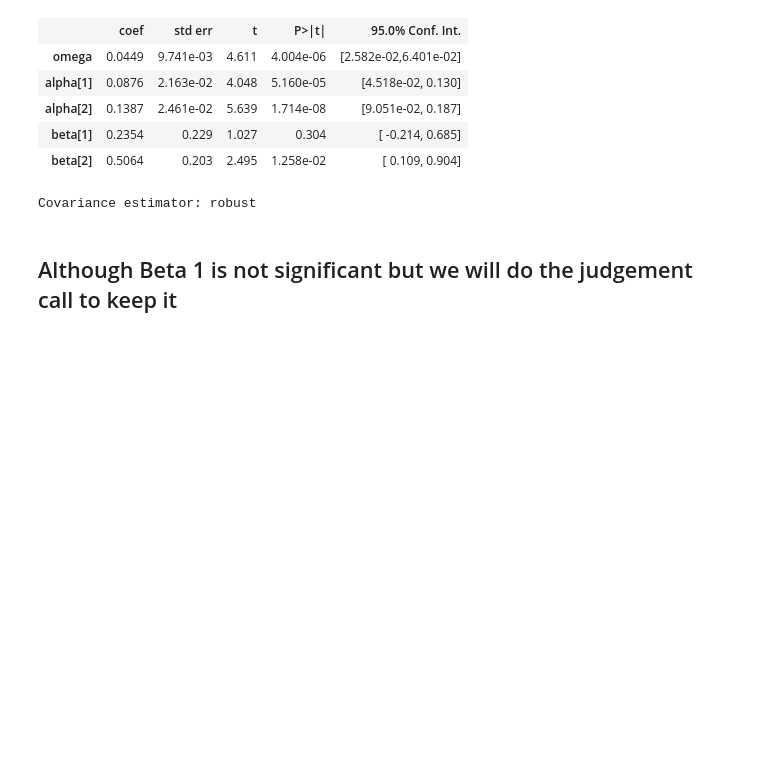
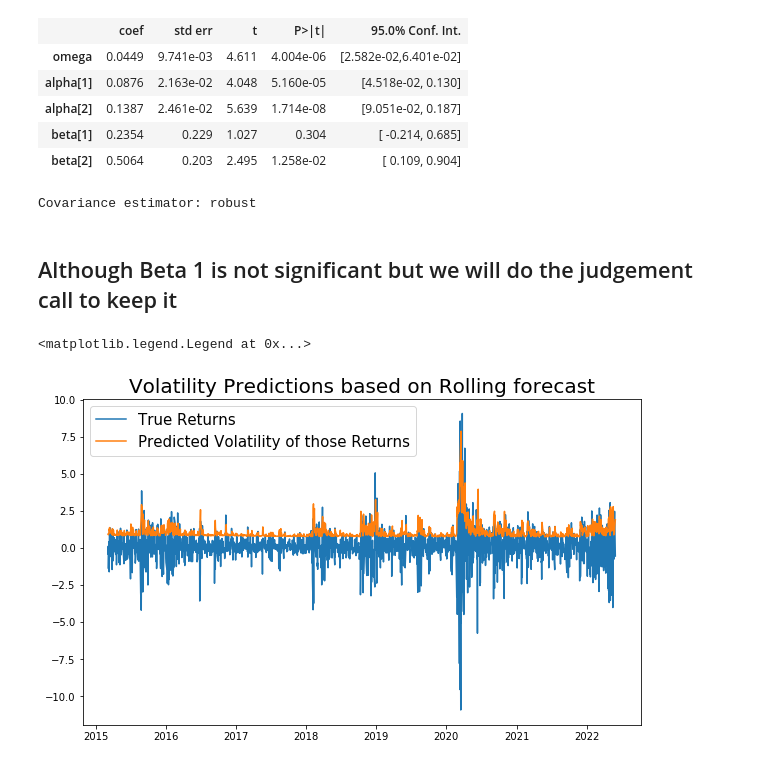
Before and after one commit to Karanpalshekhawat/time-series-analysis, a Jupyter notebook: Garch_model_in_stock_forecasting.ipynb, the cells around one changed output. Drawn from its saved outputs; the diff is of its cells as text; code cells hidden in the pictures; blank space fills up the shorter version.

```diff
--- a/Garch_model_in_stock_forecasting.ipynb
+++ b/Garch_model_in_stock_forecasting.ipynb
@@ -179,9 +179,12 @@ for i in range(test_size):
     values = np.sqrt(pred.variance.values[-1,:][0])
     rolling_forecast_snp.append(values)
 # %%
-df_forecast_vol = pd.Series(rolling_forecast, index = daily_returns.index[-365:])
+df_forecast_vol_snp = pd.Series(rolling_forecast_snp, index = daily_returns_snp.index[-365*5:])
 plt.figure(figsize=(10,6))
-true, = plt.plot(daily_returns[-365:])
-pred, = plt.plot(df_forecast_vol)
+true, = plt.plot(daily_returns_snp[-365*5:])
+pred, = plt.plot(df_forecast_vol_snp)
 plt.title("Volatility Predictions based on Rolling forecast", fontsize=20)
 plt.legend(["True Returns", "Predicted Volatility of those Returns"], fontsize=15)
+# %% [output]
+<matplotlib.legend.Legend at 0x...>
+[figure, added]
```
Also changed, not shown: parts of 6 cells of this notebook.
